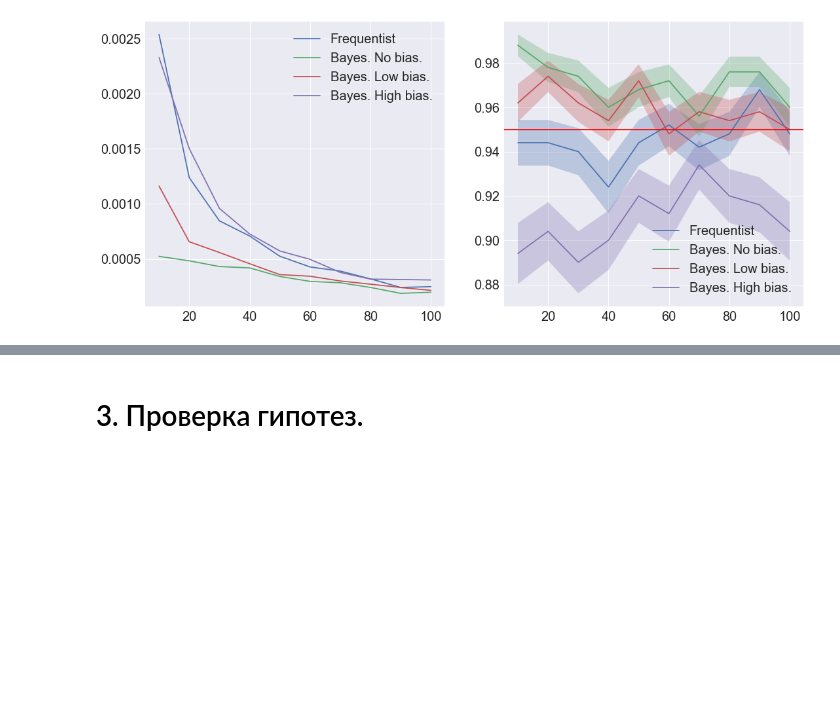
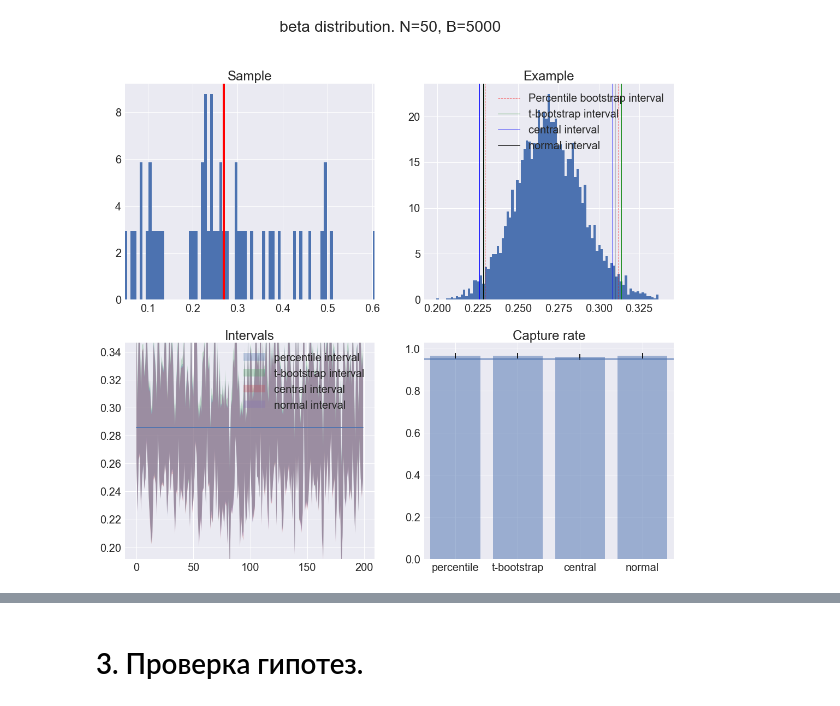
Before and after one commit to SchattenGenie/statsbio, a Jupyter notebook: seminars/05_intervals_and_tests/intervals_and_tests.ipynb, the cells around one changed output, grey strips where cells are left out. Drawn from its saved outputs; the diff is of its cells as text; code cells hidden in the pictures; blank space fills up the shorter version.

```diff
--- a/seminars/intervals_and_tests.ipynb
+++ b/seminars/05_intervals_and_tests/intervals_and_tests.ipynb
@@ -0,0 +42,8 @@
+# %%
+import numpy as np
+import matplotlib.pyplot as plt
+import seaborn as sns
+from scipy.stats import norm, expon, beta
+%matplotlib inline
+
+sns.set(font_scale=2)
@@ -132,9 +339,9 @@ def plot_statistics(distr, true_mean=0):
     axes[1][0].fill_between(np.arange(CAPTURE_RATE_NUM), lower_intervals_t,
                             higher_intervals_t, alpha=0.3, label='t-bootstrap interval')
     axes[1][0].fill_between(np.arange(CAPTURE_RATE_NUM), lower_intervals_central,
-                            higher_intervals_central, alpha=0.3, label='percentile interval')
+                            higher_intervals_central, alpha=0.3, label='central interval')
     axes[1][0].fill_between(np.arange(CAPTURE_RATE_NUM), lower_intervals_normal,
-                            higher_intervals_normal, alpha=0.3, label='percentile interval')
+                            higher_intervals_normal, alpha=0.3, label='normal interval')
     axes[1][0].set_ylim(limits)
     axes[1][0].set_title('Intervals')
     axes[1][0].legend()
@@ -148,7 +355,7 @@ def plot_statistics(distr, true_mean=0):
                           np.sqrt(capture_rate_t * (1 - capture_rate_t) / CAPTURE_RATE_NUM),
                           np.sqrt(capture_rate_central * (1 - capture_rate_central) / CAPTURE_RATE_NUM),
                           np.sqrt(capture_rate_normal * (1 - capture_rate_normal) / CAPTURE_RATE_NUM)], alpha=0.5,
-                   tick_label=['percentile', 't-bootstrap', 'percentile', 'normal'])
+                   tick_label=['percentile', 't-bootstrap', 'central', 'normal'])
     axes[1][1].plot(np.arange(-1, 5), 6 * [0.95])
     axes[1][1].set_xlim([-0.5, 3.5])
     axes[1][1].set_title('Capture rate')
@@ -319,4 +404,4 @@ plt.plot(x, (beta(a=2, b=5).pdf(x)))
 # %%
-draw_comparison(beta(a=2, b=5), 2 / (2 + 5))
+plot_statistics(beta(a=2, b=5), true_mean=2 / (2 + 5))
 # %% [output]
-[figure, old version]
+[figure, new version]
```
Also changed, not shown: parts of 86 cells of this notebook, 5 other files.
